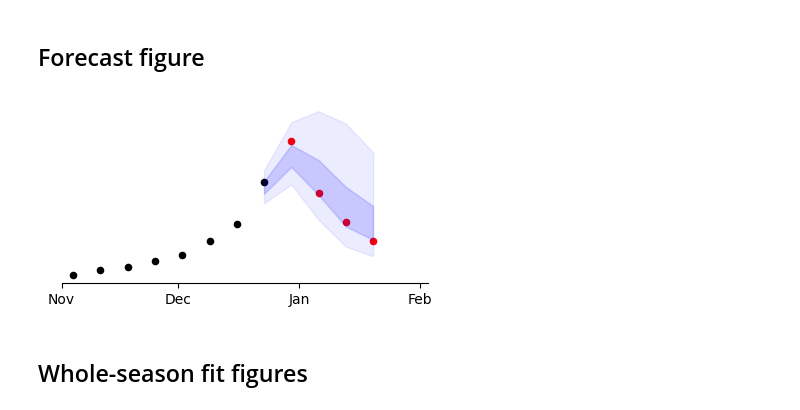
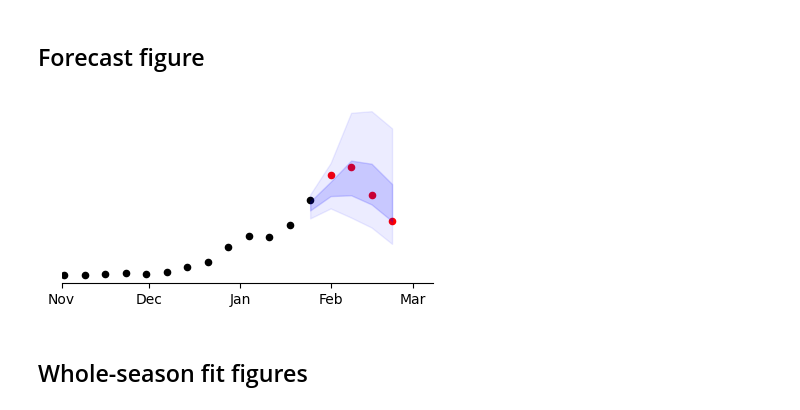
Before and after one commit to twallema/JHU-Cornell_hierarchSIR, a Jupyter notebook: scripts/manuscript/visualise-training-schematic/visualisations.ipynb, the cells around one changed output. Saved outputs shown, nothing was run; the diff lists cells and outputs as text; code cells hidden in the pictures.

```diff
--- a/scripts/manuscript/visualise-training-schematic/visualisations.ipynb
+++ b/scripts/manuscript/visualise-training-schematic/visualisations.ipynb
@@ -11,8 +11,8 @@ from influenza_USA.NC_forecasts.utils import get_NC_influenza_data
 ## Forecast figure
 # %%
 # settings
-season = '2023-2024'
-filename = '2023-12-30-JHU_IDD-hierarchSIM.csv'
+season = '2024-2025'
+filename = '2025-02-01-JHU_Cornell-hierarchSIR.csv'
 start_visualisation = datetime(int(season[0:4]), 11, 1)
 # load in prediction
 simout = pd.read_csv(filename)
@@ -20,39 +20,39 @@ simout['reference_date'] = pd.to_datetime(simout['reference_date'])
 # get reference date
 stop_data_train = simout['reference_date'].unique()[0] - timedelta(weeks=1)
 # load training and validation data
-data_train = get_NC_influenza_data(start_visualisation, stop_data_train, season)['H_inc']*7
-data_forecast = get_NC_influenza_data(stop_data_train+timedelta(weeks=1), stop_data_train+timedelta(weeks=4), season)['H_inc']*7
+data_train = get_NC_influenza_data(start_visualisation, stop_data_train)['H_inc']*7
+data_forecast = get_NC_influenza_data(stop_data_train+timedelta(weeks=1), stop_data_train+timedelta(weeks=4))['H_inc']*7
 # %%
 fig,ax=plt.subplots(figsize=(8.3/2, 11.7/5))
 
 # visualise data
 ax.scatter(data_train.index, data_train, marker='o', s=20, color='black')
 ax.scatter(data_forecast.index, data_forecast, marker='o', s=20, color='red')
 # visualise model
 x = simout['target_end_date'].unique()
-ax.fill_between(x, np.squeeze(simout[simout['output_type_id'] == 0.025][['value']].values),
-                    np.squeeze(simout[simout['output_type_id'] == 1-0.025][['value']].values),
+ax.fill_between(x, simout.groupby(["reference_date", "horizon", "location"])["value"].quantile(0.025).values,
+                    simout.groupby(["reference_date", "horizon", "location"])["value"].quantile(1-0.025).values,
                        color='blue', alpha=0.075)
-ax.fill_between(x, np.squeeze(simout[simout['output_type_id'] == 0.25][['value']].values),
-                    np.squeeze(simout[simout['output_type_id'] == 0.75][['value']].values),
+ax.fill_between(x, simout.groupby(["reference_date", "horizon", "location"])["value"].quantile(0.25).values,
+                    simout.groupby(["reference_date", "horizon", "location"])["value"].quantile(1-0.25).values,
                        color='blue', alpha=0.15)
 # no spines
 ax.spines['top'].set_visible(False)
 ax.spines['right'].set_visible(False)
 ax.spines['left'].set_visible(False)
 # months only
 ax.xaxis.set_major_locator(mdates.MonthLocator())
 ax.xaxis.set_major_formatter(mdates.DateFormatter('%b'))
 # no ticks
 ax.set_yticks([])
 # xlims
 ax.set_xlim([start_visualisation, stop_data_train+timedelta(weeks=6)])
 plt.tight_layout()
 plt.savefig(f'{filename[:-4]}.pdf')
 plt.show()
 plt.close()
 # %% [output]
-[figure, old version]
+[figure, new version]
 # %% [markdown]
 ## Whole-season fit figures
 # %%
```
Also changed, not shown: parts of 3 cells of this notebook, 45 other files.
